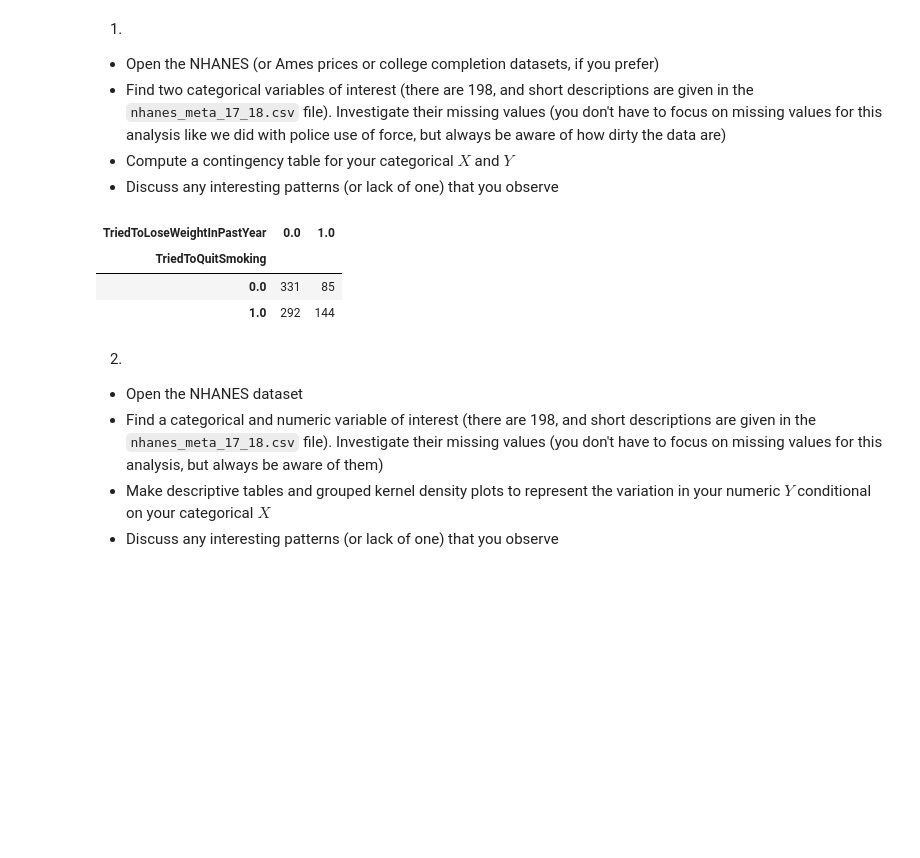
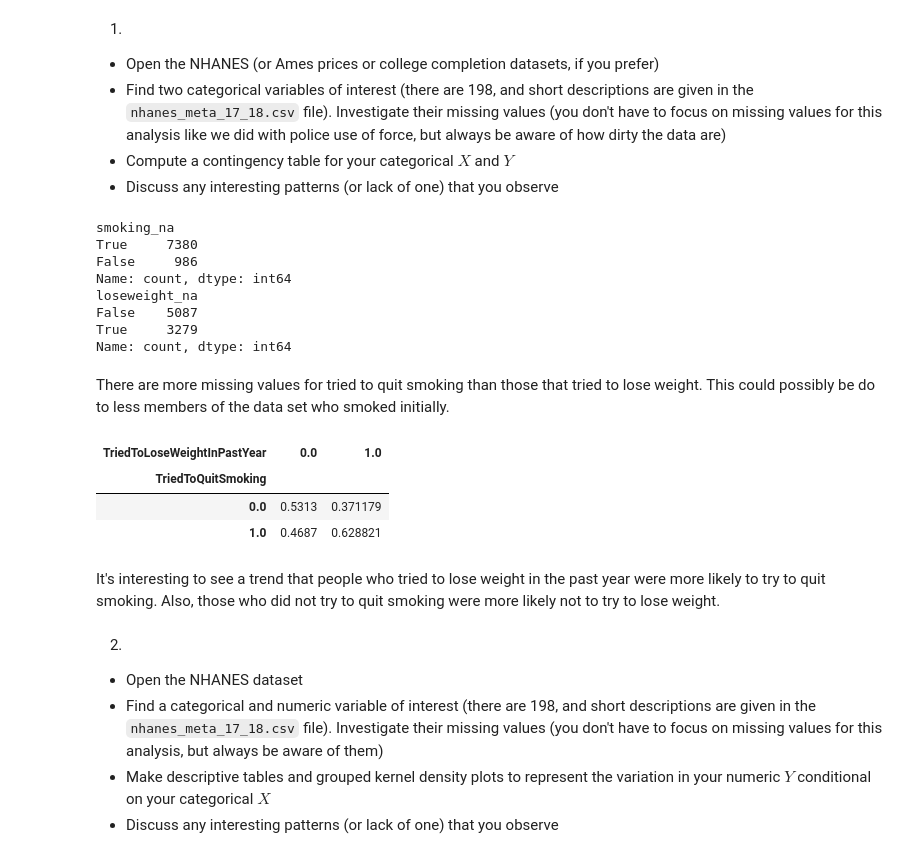
Before and after one commit to wnovak5/ds5030_HW, a Jupyter notebook: assignment_3.ipynb, the cells around one changed output. Drawn from its saved outputs; the diff is of its cells as text; code cells hidden in the pictures; blank space fills up the shorter version.

```diff
--- a/assignment_3.ipynb
+++ b/assignment_3.ipynb
@@ -12,12 +13,30 @@ import numpy as np
 import pandas as pd
 # %%
 nhanes = pd.read_csv('data/nhanes_data_17_18.csv')
-pd.crosstab(nhanes['TriedToQuitSmoking'], nhanes['TriedToLoseWeightInPastYear'])
+nhanes['smoking_na'] = nhanes['TriedToQuitSmoking'].isna()
+nhanes['loseweight_na'] = nhanes['TriedToLoseWeightInPastYear'].isna()
+print(nhanes['smoking_na'].value_counts())
+print(nhanes['loseweight_na'].value_counts())
 # %% [output]
-| TriedToLoseWeightInPastYear | 0.0 | 1.0 |
-| TriedToQuitSmoking |  |  |
-| 0.0 | 331 | 85 |
-| 1.0 | 292 | 144 |
+smoking_na
+True     7380
+False     986
+Name: count, dtype: int64
+loseweight_na
+False    5087
+True     3279
+Name: count, dtype: int64
+# %% [markdown]
+There are more missing values for tried to quit smoking than those that tried to lose weight. This could possibly be do to less members of the data set who smoked initially.
+# %%
+pd.crosstab(nhanes['TriedToQuitSmoking'], nhanes['TriedToLoseWeightInPastYear'], normalize='columns')
+# %% [output]
+| TriedToLoseWeightInPastYear | 0.0 | 1.0 |
+| TriedToQuitSmoking |  |  |
+| 0.0 | 0.5313 | 0.371179 |
+| 1.0 | 0.4687 | 0.628821 |
+# %% [markdown]
+It's interesting to see a trend that people who tried to lose weight in the past year were more likely to try to quit smoking. Also, those who did not try to quit smoking were more likely not to try to lose weight.
 # %% [markdown]
 2.
 - Open the NHANES dataset
```
Also changed, not shown: parts of 8 cells of this notebook.
